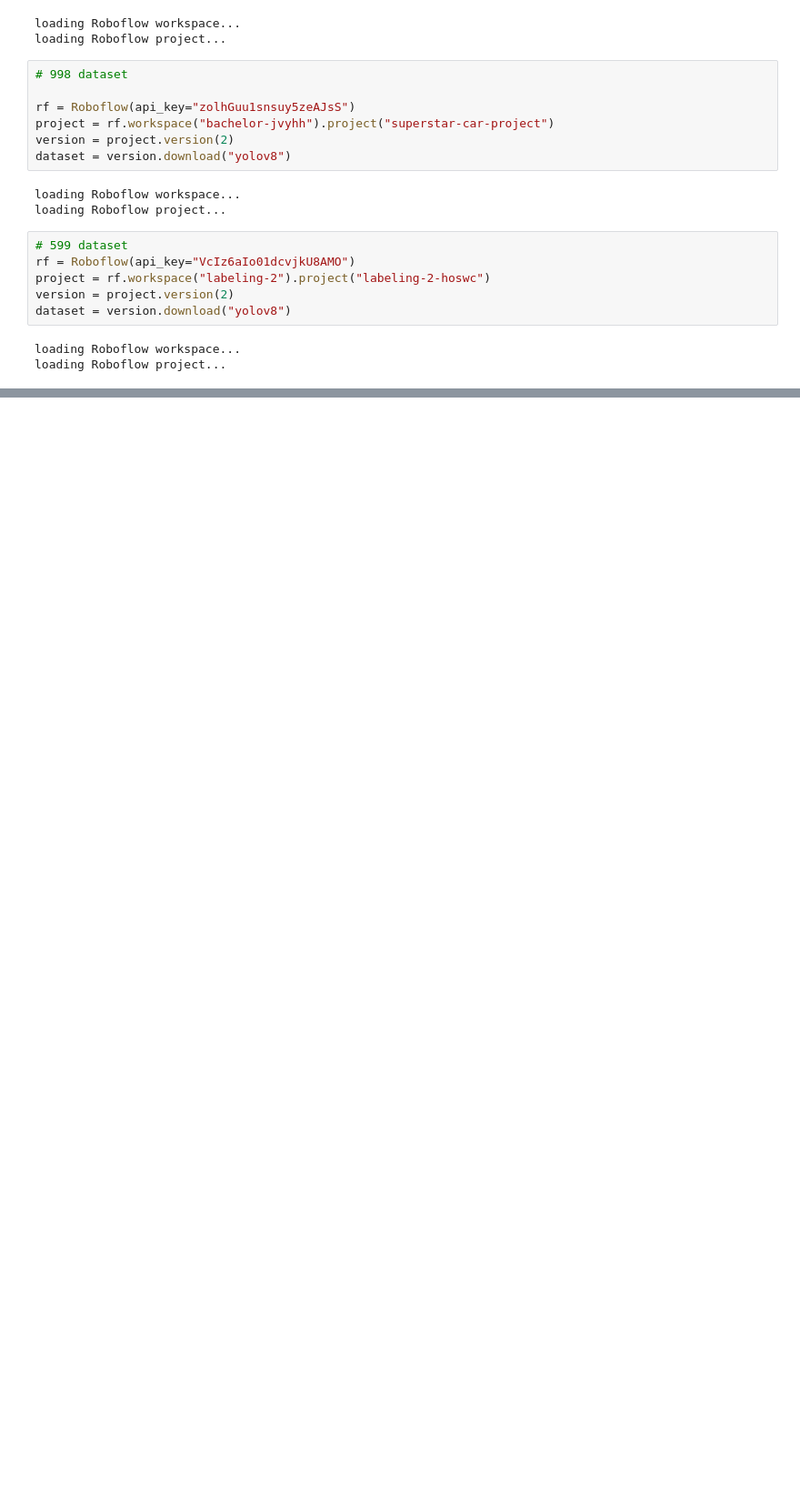
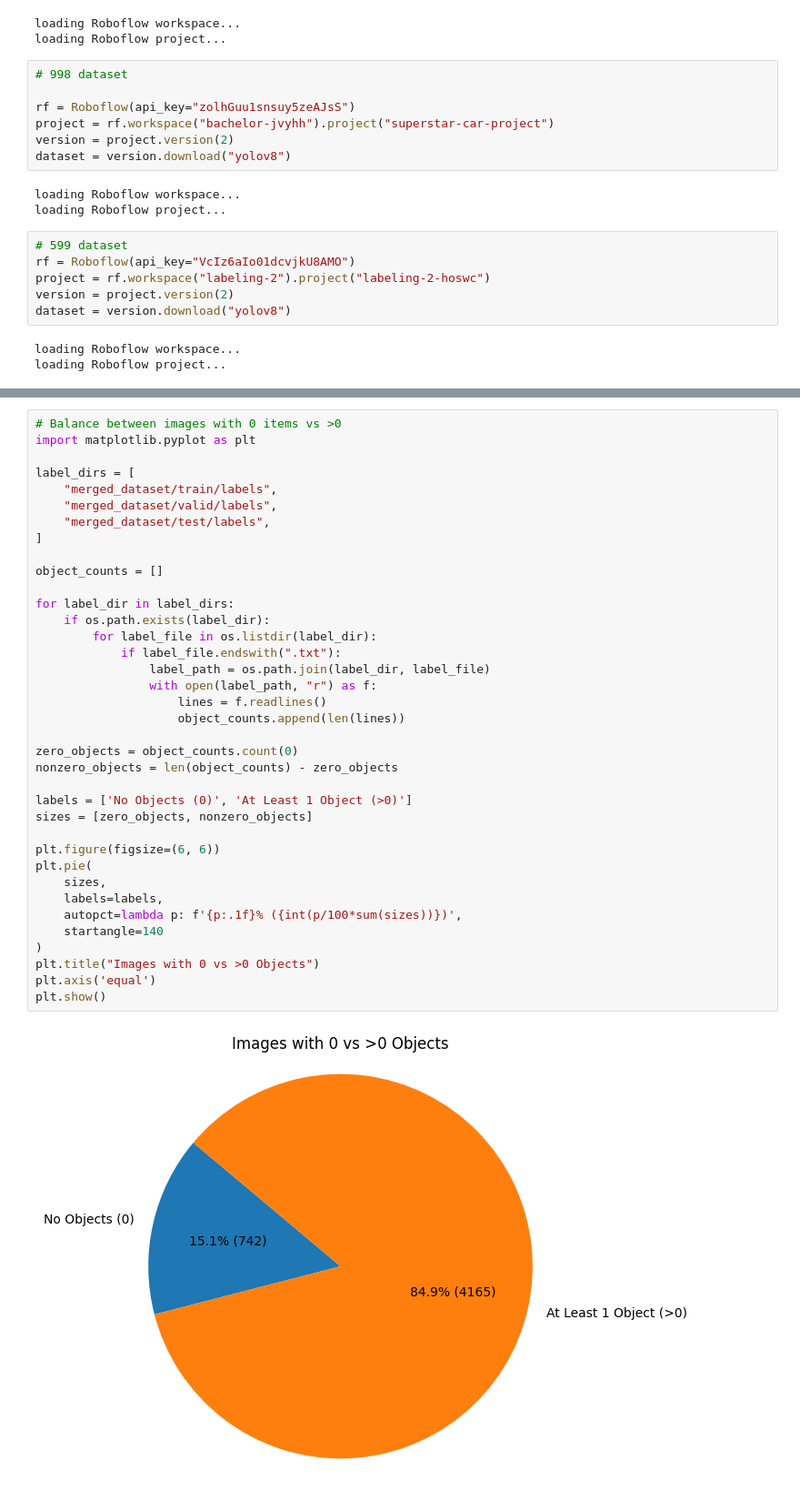
Before and after one commit to tinajassik/bachelor, a Jupyter notebook: backend/playground/DatasetsMerge.ipynb, the cells around one changed output, grey strips where cells are left out. Shown at 91% size. Drawn from its saved outputs; the diff is of its cells as text; blank space fills up the shorter version.

Commit message:
DatasetsMerge balance chart and minor changes

```diff
--- a/backend/playground/DatasetsMerge.ipynb
+++ b/backend/playground/DatasetsMerge.ipynb
@@ -125,0 +125,39 @@ print("✅ Dataset merged and split: 70% train, 15% valid, 15% test.")
+# %%
+# Balance between images with 0 items vs >0
+import matplotlib.pyplot as plt
+
+label_dirs = [
+    "merged_dataset/train/labels",
+    "merged_dataset/valid/labels",
+    "merged_dataset/test/labels",
+]
+
+object_counts = []
+
+for label_dir in label_dirs:
+    if os.path.exists(label_dir):
+        for label_file in os.listdir(label_dir):
+            if label_file.endswith(".txt"):
+                label_path = os.path.join(label_dir, label_file)
+                with open(label_path, "r") as f:
+                    lines = f.readlines()
+                    object_counts.append(len(lines))
+
+zero_objects = object_counts.count(0)
+nonzero_objects = len(object_counts) - zero_objects
+
+labels = ['No Objects (0)', 'At Least 1 Object (>0)']
+sizes = [zero_objects, nonzero_objects]
+
+plt.figure(figsize=(6, 6))
+plt.pie(
+    sizes,
+    labels=labels,
+    autopct=lambda p: f'{p:.1f}% ({int(p/100*sum(sizes))})',
+    startangle=140
+)
+plt.title("Images with 0 vs >0 Objects")
+plt.axis('equal')
+plt.show()
+# %% [output]
+[figure, added]
```
Also changed, not shown: parts of 7 cells of this notebook.
